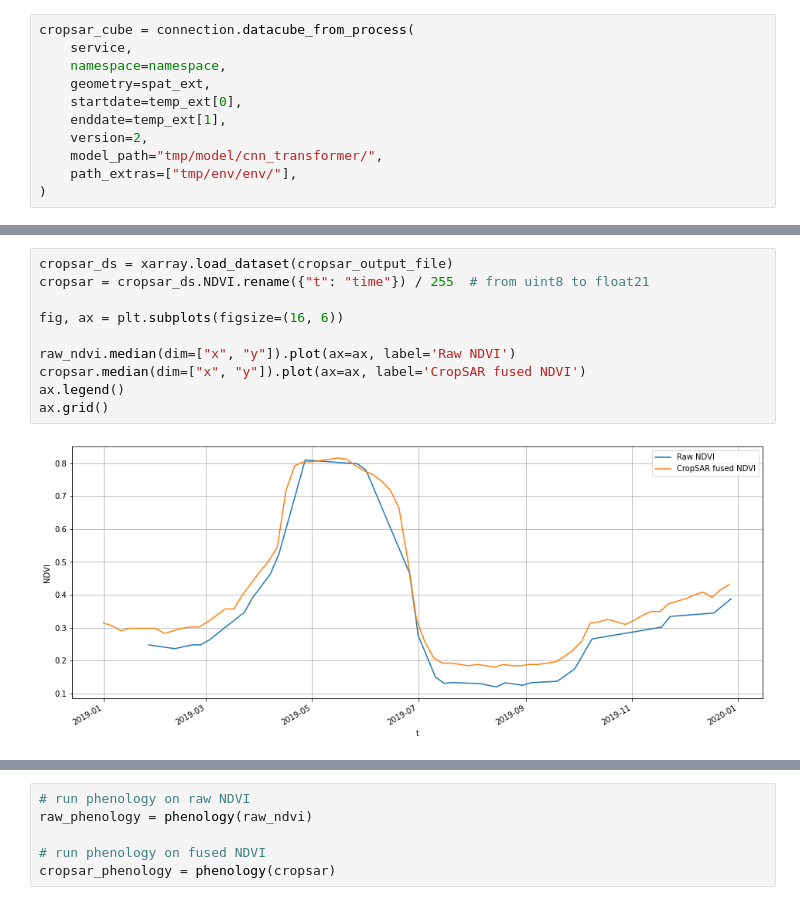
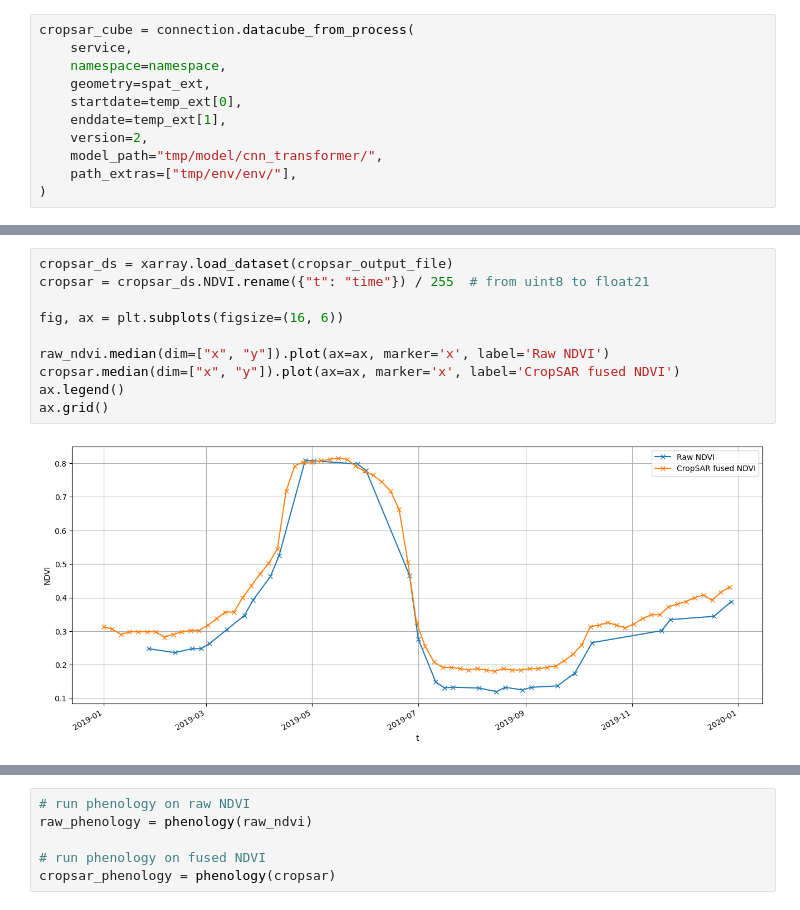
Before and after one commit to Open-EO/FuseTS, a Jupyter notebook: notebooks/FOSS4G/FOSS4G - Tutorial.ipynb, the cells around one changed output, grey strips where cells are left out. Cells and saved outputs as stored; diff of their text form.

Commit message:
chore: updated markers on the graphs

```diff
--- a/notebooks/FOSS4G/FOSS4G - Tutorial.ipynb
+++ b/notebooks/FOSS4G/FOSS4G - Tutorial.ipynb
@@ -231,15 +180,15 @@ cropsar_output_file = "./cropsar_ndvi.nc"
 # %%
 cropsar_ds = xarray.load_dataset(cropsar_output_file)
 cropsar = cropsar_ds.NDVI.rename({"t": "time"}) / 255  # from uint8 to float21
 
 fig, ax = plt.subplots(figsize=(16, 6))
 
-raw_ndvi.median(dim=["x", "y"]).plot(ax=ax, label='Raw NDVI')
-cropsar.median(dim=["x", "y"]).plot(ax=ax, label='CropSAR fused NDVI')
+raw_ndvi.median(dim=["x", "y"]).plot(ax=ax, marker='x', label='Raw NDVI')
+cropsar.median(dim=["x", "y"]).plot(ax=ax, marker='x', label='CropSAR fused NDVI')
 ax.legend()
 ax.grid()
 # %% [output]
-[figure, old version]
+[figure, new version]
 # %% [markdown]
 ## PART 3: Phenology calculation
 
```
Also changed, not shown: parts of 6 cells of this notebook.
